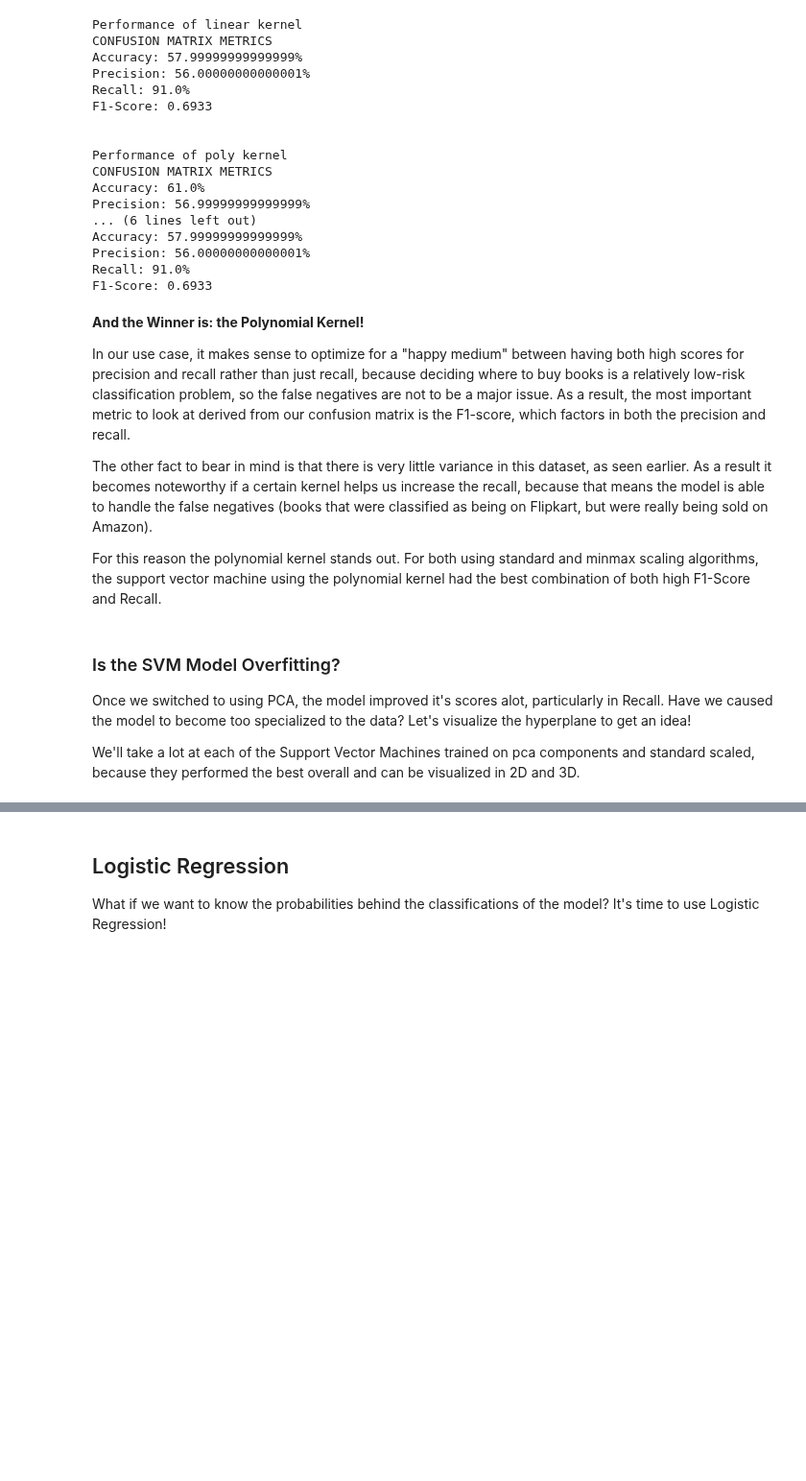
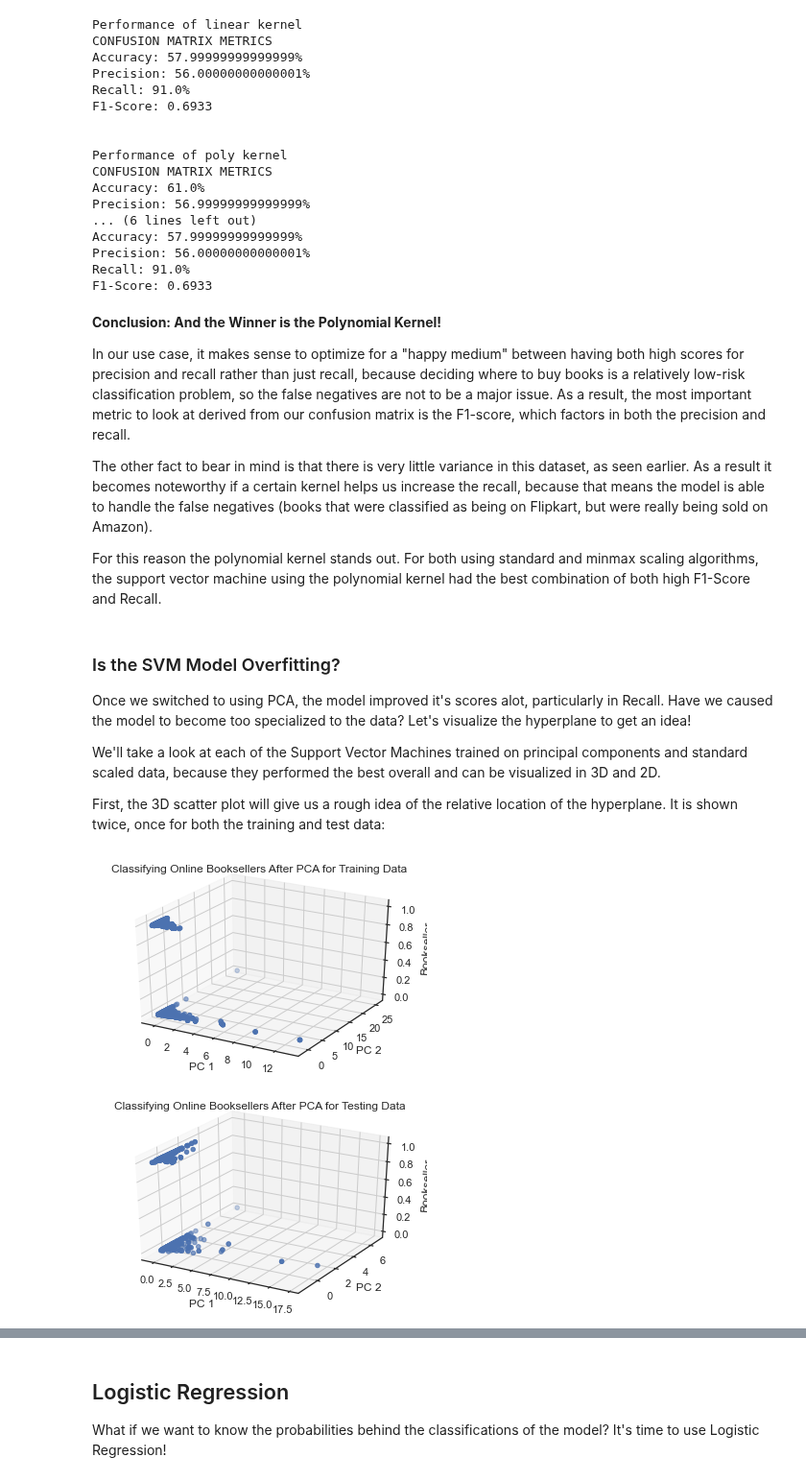
Before and after one commit to UPstartDeveloper/bookstore-classifier, a Jupyter notebook: classifications.ipynb, the cells around one changed output, grey strips where cells are left out. Shown at 96% size. Saved outputs shown, nothing was run; the diff lists cells and outputs as text; code cells hidden in the pictures; blank space fills up the shorter version.

```diff
--- a/classifications.ipynb
+++ b/classifications.ipynb
@@ -871,7 +871,7 @@ Precision: 56.00000000000001%
 Recall: 91.0%
 F1-Score: 0.6933
 # %% [markdown]
-**And the Winner is: the Polynomial Kernel!**
+**Conclusion: And the Winner is the Polynomial Kernel!**
 
 In our use case, it makes sense to optimize for a "happy medium" between having both high scores for precision and recall rather than just recall, because deciding where to buy books is a relatively low-risk classification problem, so the false negatives are not to be a major issue. As a result, the most important metric to look at derived from our confusion matrix is the F1-score, which factors in both the precision and recall.
 
@@ -883,4 +883,31 @@ For this reason the polynomial kernel stands out. For both using standard and mi
 Once we switched to using PCA, the model improved it's scores alot, particularly in Recall. Have we caused the model to become too specialized to the data?
 Let's visualize the hyperplane to get an idea!
 
-We'll take a lot at each of the Support Vector Machines trained on pca components and standard scaled, because they performed the best overall and can be visualized in 2D and 3D.
+We'll take a look at each of the Support Vector Machines trained on principal components and standard scaled data, because they performed the best overall and can be visualized in 3D and 2D.
+
+First, the 3D scatter plot will give us a rough idea of the relative location of the hyperplane. It is shown twice, once for both the training and test data:
+# %%
+def plot_svm_3D(X, y, data_split):
+    """Plot the three dimensions of bookstore data using principal components.
+
+       Parameters:
+       X (array-like): the features of the data samples, reduced in dimensionality
+       y (array-like): the label for those data samples
+       data_split (str): specifies whether X and y came from the training or testing set
+    """
+    # separate into the different dimensions for the plot
+    X0, X1, y = X[:, 0],  X[:, 1], y
+    # make the plot
+    ax = plt.subplot(projection="3d")
+    ax.scatter3D(X0, X1, y)
+    ax.set_xlabel('PC 1')
+    ax.set_ylabel('PC 2')
+    ax.set_zlabel('Bookseller')
+    ax.set_title(f'Classifying Online Booksellers After PCA for {data_split}')
+    plt.show()
+
+plot_svm_3D(X_train_reduced_s_scaled, y_train, "Training Data")
+plot_svm_3D(X_test_reduced_s_scaled, y_test, "Testing Data")
+# %% [output]
+[figure, added]
+[figure, added]
```
Also changed, not shown: parts of 17 cells of this notebook.
